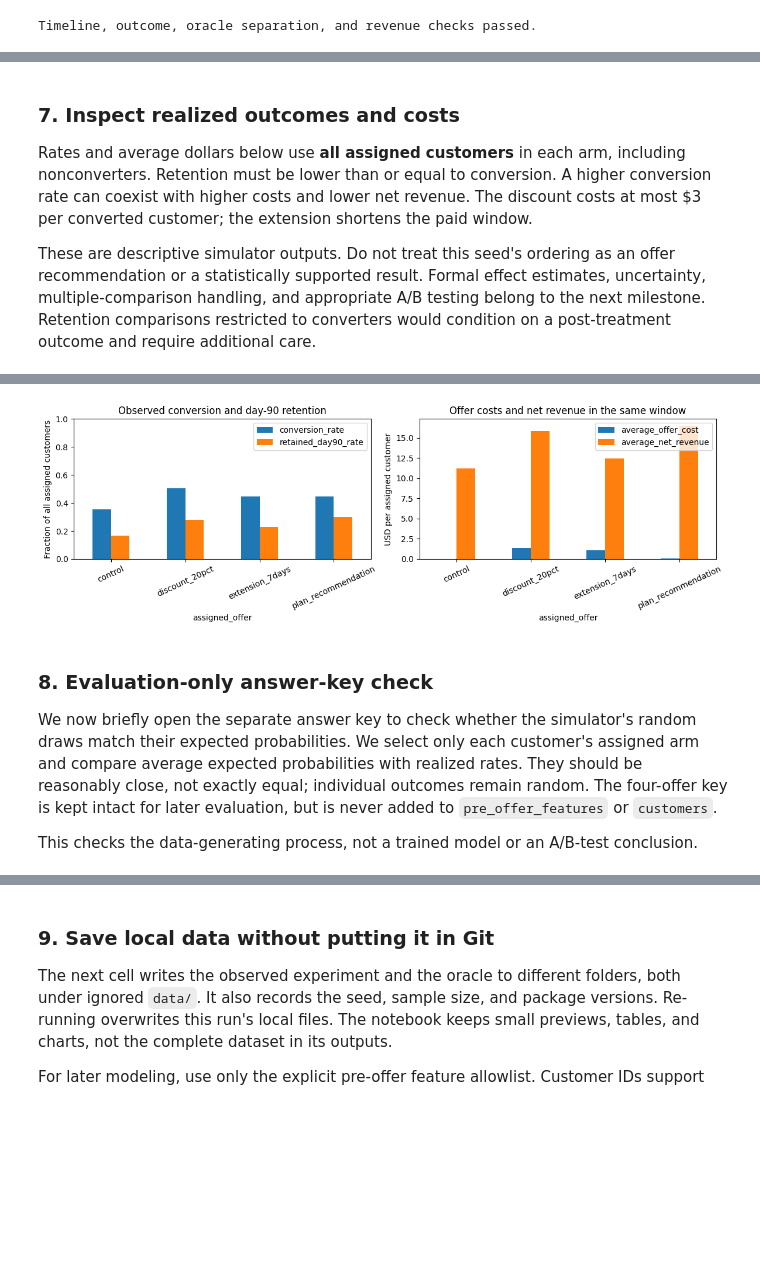
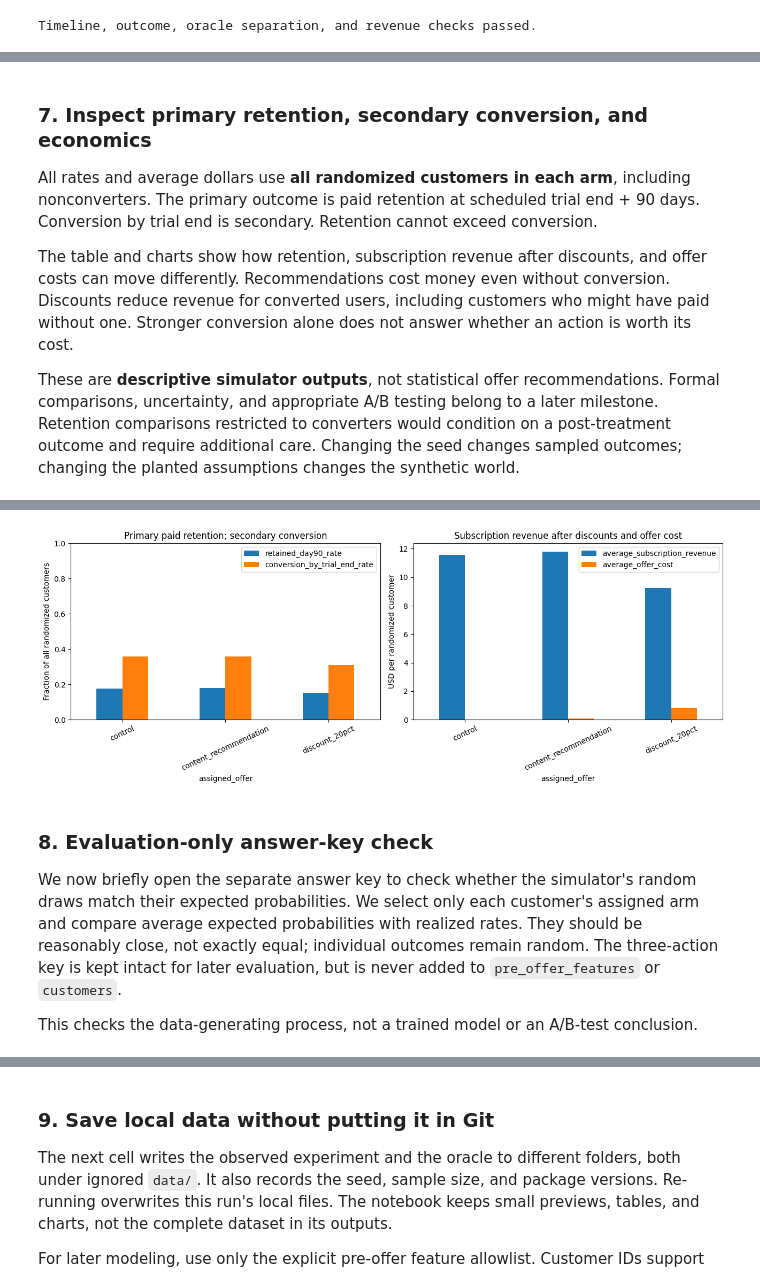
Before and after one commit to KDHAN123/Customer-decisioning-platform, a Jupyter notebook: notebooks/01_synthetic_retention_experiment.ipynb, the cells around one changed output, grey strips where cells are left out. Drawn from its saved outputs; the diff is of its cells as text; code cells hidden in the pictures; blank space fills up the shorter version.

Commit message:
Refine retention scenario to three actions and trial-end follow-up

```diff
--- a/notebooks/01_synthetic_retention_experiment.ipynb
+++ b/notebooks/01_synthetic_retention_experiment.ipynb
@@ -181,26 +195,29 @@ plt.show()
 # %% [markdown]
-### 7. Inspect realized outcomes and costs
+### 7. Inspect primary retention, secondary conversion, and economics
 
-Rates and average dollars below use **all assigned customers** in each arm, including nonconverters. Retention must be lower than or equal to conversion. A higher conversion rate can coexist with higher costs and lower net revenue. The discount costs at most $3 per converted customer; the extension shortens the paid window.
+All rates and average dollars use **all randomized customers in each arm**, including nonconverters. The primary outcome is paid retention at scheduled trial end + 90 days. Conversion by trial end is secondary. Retention cannot exceed conversion.
 
-These are descriptive simulator outputs. Do not treat this seed's ordering as an offer recommendation or a statistically supported result. Formal effect estimates, uncertainty, multiple-comparison handling, and appropriate A/B testing belong to the next milestone. Retention comparisons restricted to converters would condition on a post-treatment outcome and require additional care.
+The table and charts show how retention, subscription revenue after discounts, and offer costs can move differently. Recommendations cost money even without conversion. Discounts reduce revenue for converted users, including customers who might have paid without one. Stronger conversion alone does not answer whether an action is worth its cost.
+
+These are **descriptive simulator outputs**, not statistical offer recommendations. Formal comparisons, uncertainty, and appropriate A/B testing belong to a later milestone. Retention comparisons restricted to converters would condition on a post-treatment outcome and require additional care. Changing the seed changes sampled outcomes; changing the planted assumptions changes the synthetic world.
 # %%
 summary = customers.groupby('assigned_offer').agg(
     customers=('customer_id', 'size'),
-    conversion_rate=('converted', 'mean'),
     retained_day90_rate=('retained_day90', 'mean'),
+    conversion_by_trial_end_rate=('converted', 'mean'),
+    average_subscription_revenue=('subscription_revenue_90', 'mean'),
     average_offer_cost=('offer_cost_90', 'mean'),
-    average_net_revenue=('net_revenue_90', 'mean'),
+    average_revenue_less_delivery_cost=('revenue_less_delivery_cost_90', 'mean'),
 ).reindex(ARMS)
 display(summary.round(3))
-fig, axes = plt.subplots(1, 2, figsize=(12, 4))
-summary[['conversion_rate', 'retained_day90_rate']].plot.bar(ax=axes[0], rot=25)
+fig, axes = plt.subplots(1, 2, figsize=(13, 5))
+summary[['retained_day90_rate', 'conversion_by_trial_end_rate']].plot.bar(ax=axes[0], rot=25)
 axes[0].set_ylim(0, 1)
-axes[0].set_ylabel('Fraction of all assigned customers')
-axes[0].set_title('Observed conversion and day-90 retention')
-summary[['average_offer_cost', 'average_net_revenue']].plot.bar(ax=axes[1], rot=25)
-axes[1].set_ylabel('USD per assigned customer')
-axes[1].set_title('Offer costs and net revenue in the same window')
+axes[0].set_ylabel('Fraction of all randomized customers')
+axes[0].set_title('Primary paid retention; secondary conversion')
+summary[['average_subscription_revenue', 'average_offer_cost']].plot.bar(ax=axes[1], rot=25)
+axes[1].set_ylabel('USD per randomized customer')
+axes[1].set_title('Subscription revenue after discounts and offer cost')
 plt.tight_layout()
 plt.show()
 # %% [output]
@@ -213,8 +229,8 @@ plt.show()
-[figure, old version]
+[figure, new version]
 # %% [markdown]
 ### 8. Evaluation-only answer-key check
 
-We now briefly open the separate answer key to check whether the simulator's random draws match their expected probabilities. We select only each customer's assigned arm and compare average expected probabilities with realized rates. They should be reasonably close, not exactly equal; individual outcomes remain random. The four-offer key is kept intact for later evaluation, but is never added to `pre_offer_features` or `customers`.
+We now briefly open the separate answer key to check whether the simulator's random draws match their expected probabilities. We select only each customer's assigned arm and compare average expected probabilities with realized rates. They should be reasonably close, not exactly equal; individual outcomes remain random. The three-action key is kept intact for later evaluation, but is never added to `pre_offer_features` or `customers`.
 
 This checks the data-generating process, not a trained model or an A/B-test conclusion.
 # %%
```
Also changed, not shown: parts of 16 cells of this notebook, 4 other files.
